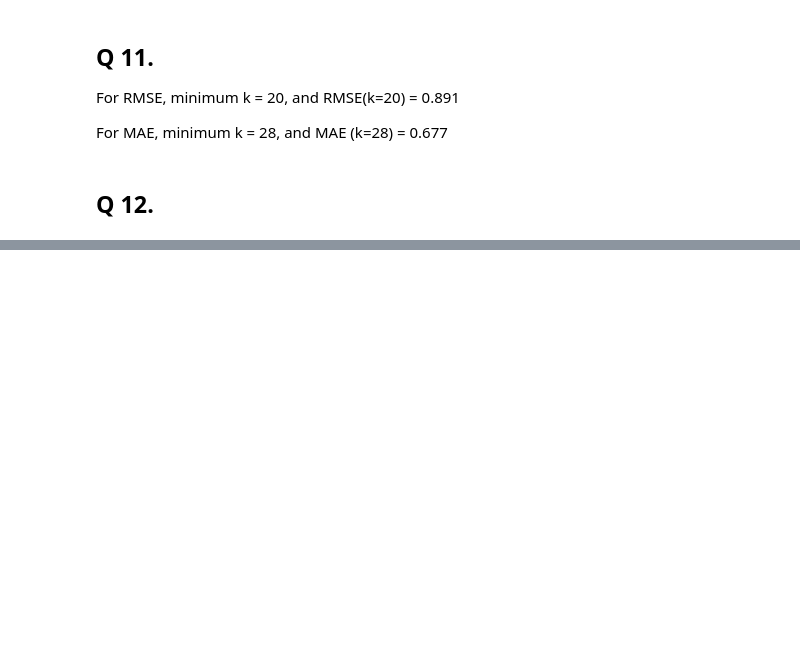
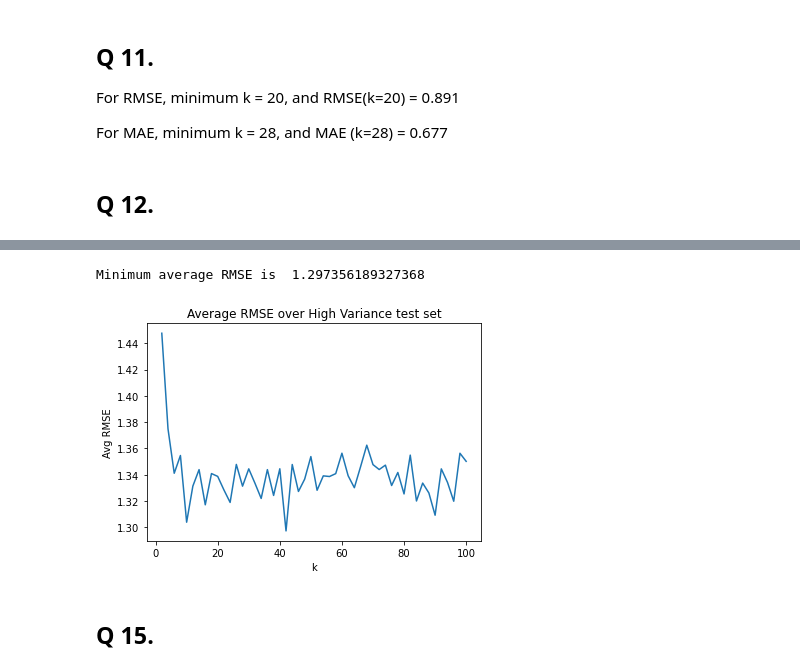
Before and after one commit to heboyuan/ECE219, a Jupyter notebook: Project_3/Project 3 Q 1-16.ipynb, the cells around one changed output, grey strips where cells are left out. Drawn from its saved outputs; the diff is of its cells as text; code cells hidden in the pictures; blank space fills up the shorter version.

```diff
--- a/Project_3/Project 3 Q 1-16.ipynb
+++ b/Project_3/Project 3 Q 1-16.ipynb
@@ -253,3 +284,16 @@ def unpopular_movies(df):
+# %%
+def high_variance(df):
+
+    #trimmed to contain movies with atleast five ratings.
+    ts = df.value_counts('movieId')
+    movies = ts[ts>=5].index
+    df = df.loc[df['movieId'].isin(movies)]
+
+    #consider movies with variance >=2
+    mov_var = df[["movieId","rating"]].groupby(['movieId']).var().rename(columns ={'rating':'variance'})
+    movies = mov_var[mov_var['variance'] >= 2].index
+    df = df.loc[df['movieId'].isin(movies)]
+    return df
 # %%
 kf = KFold(n_splits=10)
 
@@ -265,12 +309,24 @@ for k in k_list:
         #trainset and testset are lists made of tuples
         algo.fit(trainset)
 
-        test_data = pd.DataFrame(testset, columns = ["userId", "movieId", "rating"])
-        test_data = unpopular_movies(test_data)
-        test_tuples = [tuple(x) for x in test_data.to_numpy()]
+        test_df = pd.DataFrame(testset, columns = ["userId", "movieId", "rating"])
+        test_df = high_variance(test_df)
+        test_tuples = [tuple(x) for x in test_df.to_numpy()]
 
         predictions = algo.test(test_tuples)
 
         set_scores.append(accuracy.rmse(predictions, verbose=False))
 
     scores.append(sum(set_scores)/len(set_scores))
+# %%
+print("Minimum average RMSE is ", min(scores))
+plt.plot(k_list, scores)
+plt.xlabel('k')
+plt.ylabel("Avg RMSE")
+plt.title("Average RMSE over High Variance test set")
+plt.show()
+# %% [output]
+Minimum average RMSE is  1.297356189327368
+[figure, added]
+# %% [markdown]
+## Q 15.
```
Also changed, not shown: parts of 15 cells of this notebook.
